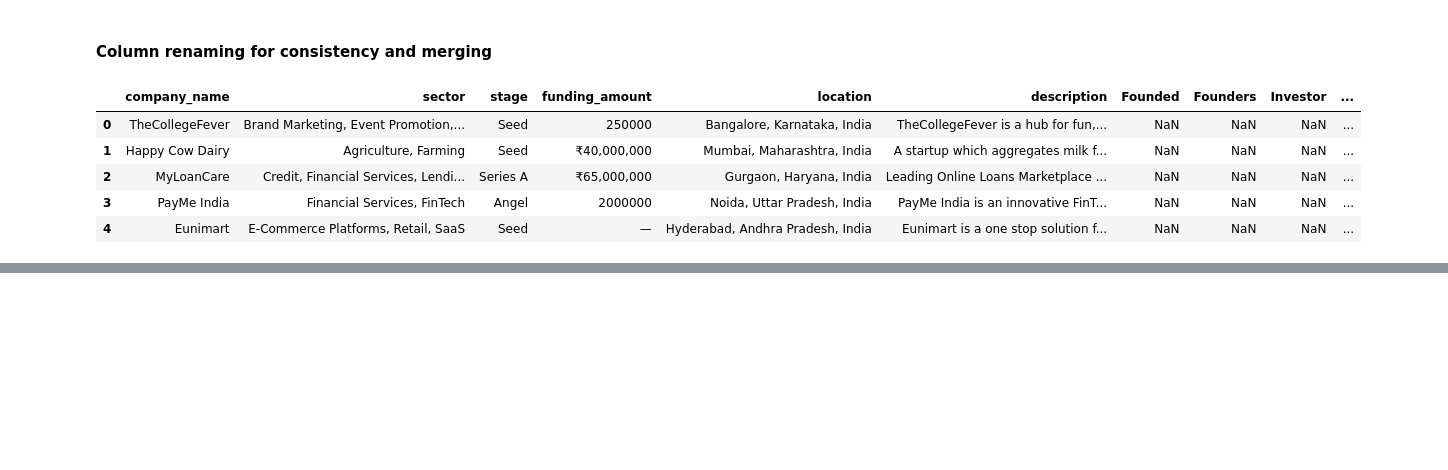
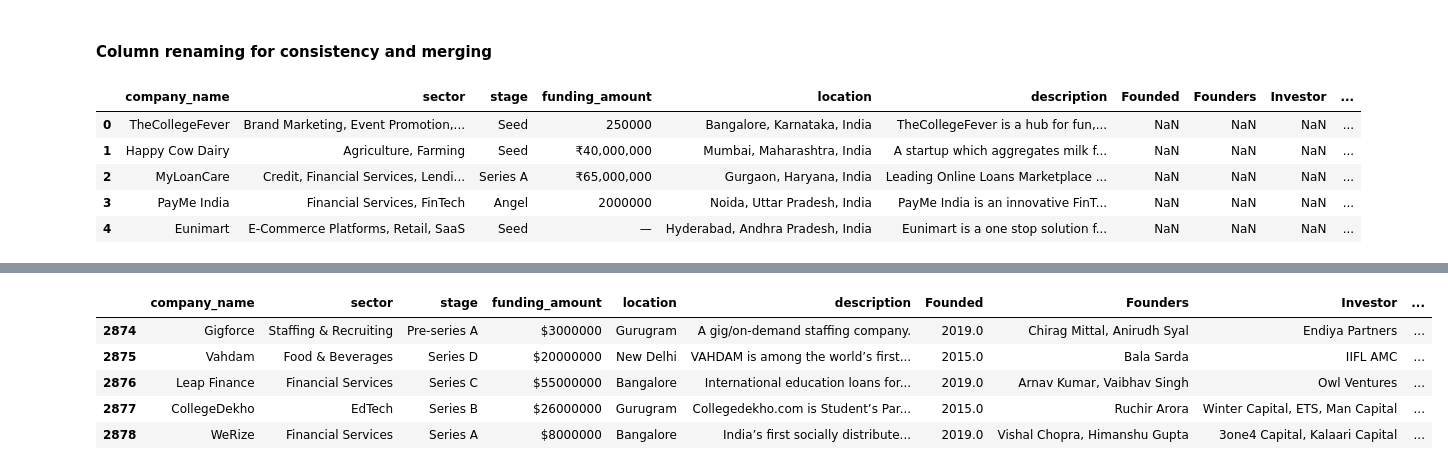
Before and after one commit to Theresah-Essuman/Indian-Start-up-Investment-Analysis, a Jupyter notebook: Notebook/main.ipynb, the cells around one changed output, grey strips where cells are left out. Saved outputs shown, nothing was run; the diff lists cells and outputs as text; code cells hidden in the pictures; blank space fills up the shorter version.

Commit message:
Quality checks on all columns

```diff
--- a/Notebook/main.ipynb
+++ b/Notebook/main.ipynb
@@ -245,0 +248,8 @@ merged_data.head(5)
+# %%
+# Create a list of years corresponding to each dataset
+years = [2018, 2019, 2020, 2021]
+
+# Create a new column 'Year' and assign the respective year to each dataset
+merged_data['Year'] = pd.concat([data.assign(Year=year) for data, year in zip([data_2018, data_2019, data_2020, data_2021], years)], ignore_index=True)['Year']
+
+# Now the merged_data DataFrame will have a new column 'Year' with respective years assigned to each dataset
@@ -245,0 +258,12 @@ merged_data.head(5)
+# %%
+# Merge 'location' and 'HeadQuarter' columns into a single 'location' column
+merged_data['location'] = merged_data['location'].combine_first(merged_data['HeadQuarter'])
+
+# Merge 'industry' and 'Sector' columns into a single 'industry' column
+merged_data['sector'] = merged_data['sector'].combine_first(merged_data['Sector'])
+
+# Merge 'Stage' and 'stage' columns into a single 'stage' column
+merged_data['stage'] = merged_data['Stage'].combine_first(merged_data['stage'])
+
+# Drop the original columns
+merged_data.drop(columns=['HeadQuarter', 'Sector', 'Stage'], inplace=True)
@@ -245,0 +282,10 @@ merged_data.head(5)
+# %%
+# View from the bottom
+merged_data.tail(5)
+# %% [output]
+|  | company_name | sector | stage | funding_amount | location | description | Founded | Founders | Investor | ... |
+| 2874 | Gigforce | Staffing & Recruiting | Pre-series A | $3000000 | Gurugram | A gig/on-demand staffing company. | 2019.0 | Chirag Mittal, Anirudh Syal | Endiya Partners | ... |
+| 2875 | Vahdam | Food & Beverages | Series D | $20000000 | New Delhi | VAHDAM is among the world’s first... | 2015.0 | Bala Sarda | IIFL AMC | ... |
+| 2876 | Leap Finance | Financial Services | Series C | $55000000 | Bangalore | International education loans for... | 2019.0 | Arnav Kumar, Vaibhav Singh | Owl Ventures | ... |
+| 2877 | CollegeDekho | EdTech | Series B | $26000000 | Gurugram | Collegedekho.com is Student’s Par... | 2015.0 | Ruchir Arora | Winter Capital, ETS, Man Capital | ... |
+| 2878 | WeRize | Financial Services | Series A | $8000000 | Bangalore | India’s first socially distribute... | 2019.0 | Vishal Chopra, Himanshu Gupta | 3one4 Capital, Kalaari Capital | ... |
```
Also changed, not shown: parts of 23 cells of this notebook.
